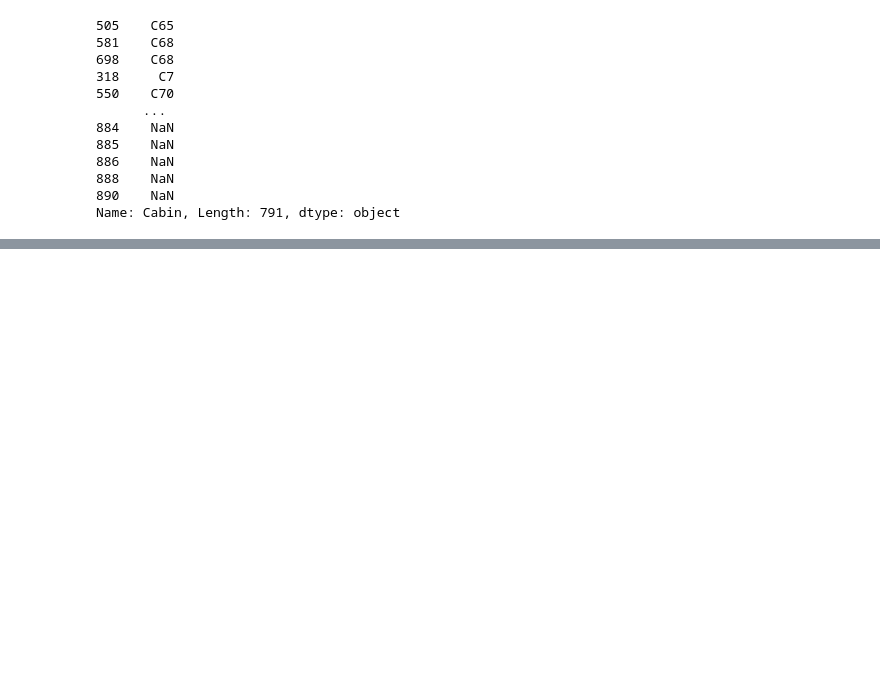
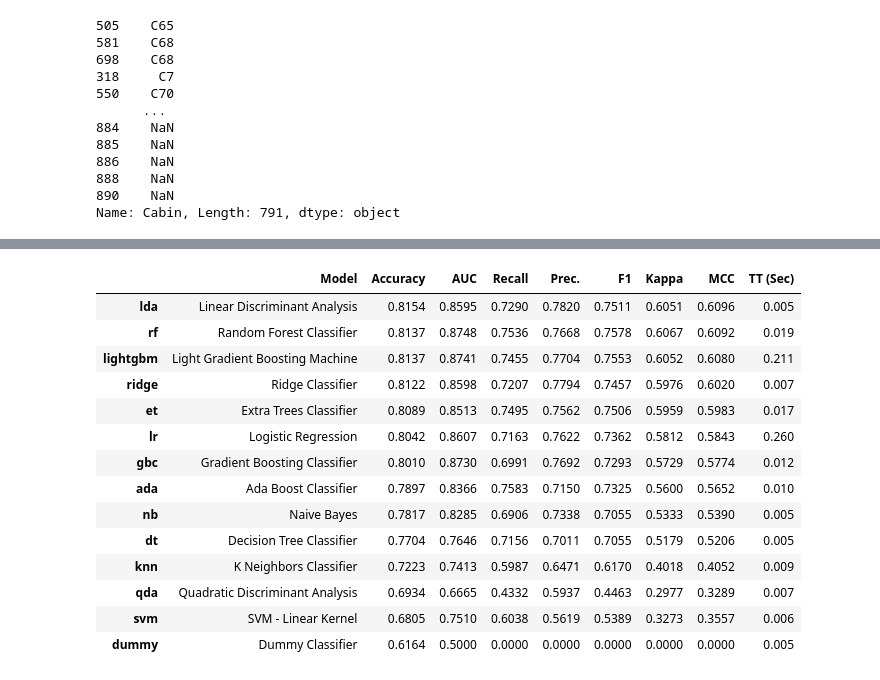
Before and after one commit to NikhielR108/Titanic-ML-App, a Jupyter notebook: Notebooks/Pycaret_models.ipynb, the cells around one changed output, grey strips where cells are left out. Drawn from its saved outputs; the diff is of its cells as text; code cells hidden in the pictures; blank space fills up the shorter version.

Commit message:
Added leaderboard

```diff
--- a/Notebooks/Pycaret_models.ipynb
+++ b/Notebooks/Pycaret_models.ipynb
@@ -89,4 +89,24 @@ best_model = exp.compare_models()
 [interactive output not drawn]
+# %%
+leaderboard = exp.pull()
+# %%
+leaderboard
+# %% [output]
+|  | Model | Accuracy | AUC | Recall | Prec. | F1 | Kappa | MCC | TT (Sec) |
+| lda | Linear Discriminant Analysis | 0.8154 | 0.8595 | 0.7290 | 0.7820 | 0.7511 | 0.6051 | 0.6096 | 0.005 |
+| rf | Random Forest Classifier | 0.8137 | 0.8748 | 0.7536 | 0.7668 | 0.7578 | 0.6067 | 0.6092 | 0.019 |
+| lightgbm | Light Gradient Boosting Machine | 0.8137 | 0.8741 | 0.7455 | 0.7704 | 0.7553 | 0.6052 | 0.6080 | 0.211 |
+| ridge | Ridge Classifier | 0.8122 | 0.8598 | 0.7207 | 0.7794 | 0.7457 | 0.5976 | 0.6020 | 0.007 |
+| et | Extra Trees Classifier | 0.8089 | 0.8513 | 0.7495 | 0.7562 | 0.7506 | 0.5959 | 0.5983 | 0.017 |
+| lr | Logistic Regression | 0.8042 | 0.8607 | 0.7163 | 0.7622 | 0.7362 | 0.5812 | 0.5843 | 0.260 |
+| gbc | Gradient Boosting Classifier | 0.8010 | 0.8730 | 0.6991 | 0.7692 | 0.7293 | 0.5729 | 0.5774 | 0.012 |
+| ada | Ada Boost Classifier | 0.7897 | 0.8366 | 0.7583 | 0.7150 | 0.7325 | 0.5600 | 0.5652 | 0.010 |
+| nb | Naive Bayes | 0.7817 | 0.8285 | 0.6906 | 0.7338 | 0.7055 | 0.5333 | 0.5390 | 0.005 |
+| dt | Decision Tree Classifier | 0.7704 | 0.7646 | 0.7156 | 0.7011 | 0.7055 | 0.5179 | 0.5206 | 0.005 |
+| knn | K Neighbors Classifier | 0.7223 | 0.7413 | 0.5987 | 0.6471 | 0.6170 | 0.4018 | 0.4052 | 0.009 |
+| qda | Quadratic Discriminant Analysis | 0.6934 | 0.6665 | 0.4332 | 0.5937 | 0.4463 | 0.2977 | 0.3289 | 0.007 |
+| svm | SVM - Linear Kernel | 0.6805 | 0.7510 | 0.6038 | 0.5619 | 0.5389 | 0.3273 | 0.3557 | 0.006 |
+| dummy | Dummy Classifier | 0.6164 | 0.5000 | 0.0000 | 0.0000 | 0.0000 | 0.0000 | 0.0000 | 0.005 |
 # %%
 exp.plot_model(best_model, plot = 'confusion_matrix')
 # %% [output]
```
Also changed, not shown: parts of 6 cells of this notebook.
